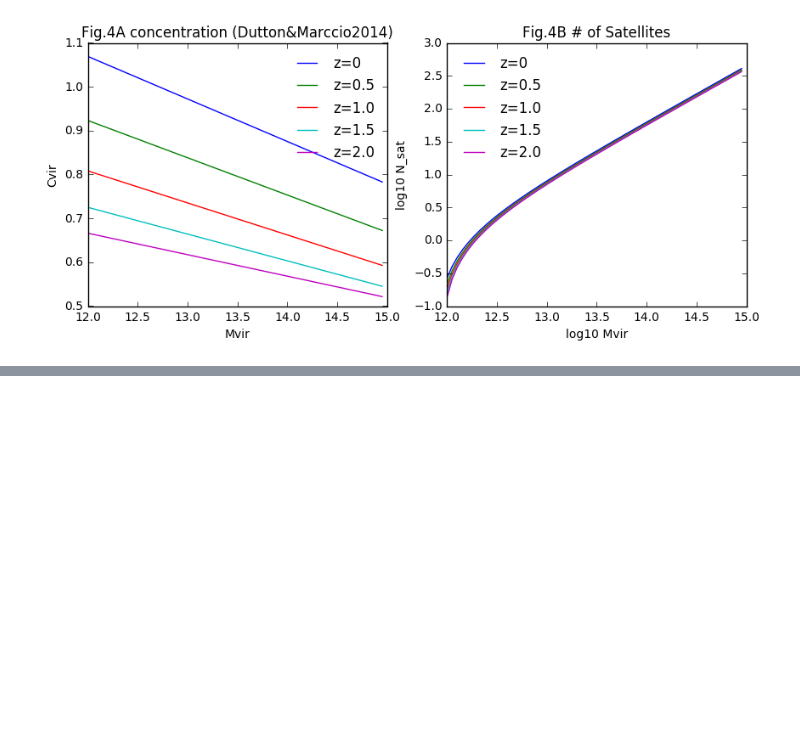
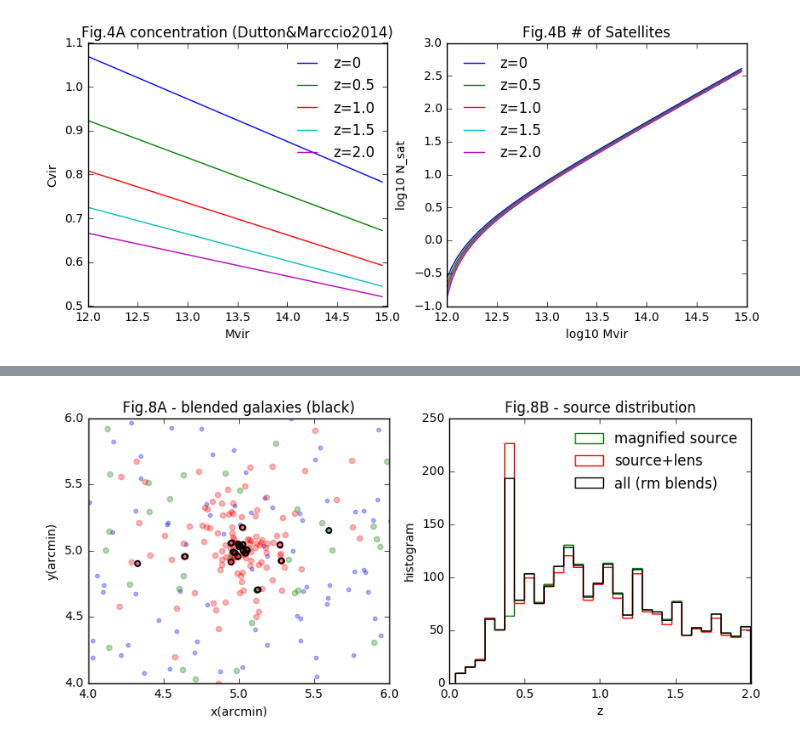
Before and after one commit to liuxx479/peak-bias, a Jupyter notebook: plots.ipynb, the cells around one changed output, grey strips where cells are left out. Drawn from its saved outputs; the diff is of its cells as text; code cells hidden in the pictures; blank space fills up the shorter version.

Commit message:
add blending to notebook

```diff
--- a/plots.ipynb
+++ b/plots.ipynb
@@ -260,0 +264,43 @@ show()
+# %%
+########################################
+######## add blending  #################
+########################################
+rblend = 0.6/60.0 #6 arcsec
+
+xy = concatenate([[xlens+side/2, ylens+side/2],
+                        [x_source_arr, y_source_arr],
+                        [x_source_new+side/2, y_source_new+side/2]],axis=1).T
+#print xy
+
+from scipy.spatial import cKDTree
+kdt = cKDTree(xy)
+Nblend_all = kdt.query_ball_point(xy, rblend)
+Nblend = array([len(iNblend)>1 for iNblend in Nblend_all]).astype(int)
+x_blend, y_blend = xy[Nblend==1].T
+z_blend = concatenate([ones(N_lens)*z_lens, z_source_arr, z_source_new])[Nblend==0]
+# %%
+figure(figsize=(10,4))
+subplot(121)
+scatter(x_source_arr, y_source_arr, s=10, edgecolor='b',c='b',alpha=0.3)#,facecolors='none')
+scatter(xlens+side/2, ylens+side/2, s=20, edgecolor='r',c='r',alpha=0.3)#,facecolors='none')
+scatter(x_source_new+side/2, y_source_new+side/2, s=20, edgecolor='g',c='g',alpha=0.3)#,facecolors='none')
+scatter(x_blend, y_blend,s=20, edgecolor='k',facecolors='none')
+xlabel('x(arcmin)')
+ylabel('y(arcmin)')
+title('Fig.8A - blended galaxies (black)')
+dx = 0.4
+xlim(side*dx,side*(1-dx))
+ylim(side*dx,side*(1-dx))
+subplot(122)
+hist(concatenate([z_source_arr, z_source_new]), bins=30, color='g',histtype='step', label='magnified source')
+hist(concatenate([z_source_arr, ones(N_lens)*z_lens]), bins=30, color='r',histtype='step', label='source+lens')
+#hist(z_source_arr, bins=30, histtype='step',color='b', label='source')
+hist(z_blend, bins=30, histtype='step',color='k', label='all (rm blends)')
+
+legend(frameon=0,loc=0)
+xlabel('z')
+ylabel('histogram')
+title('Fig.8B - source distribution')
+show()
+# %% [output]
+[figure, added]
```
Also changed, not shown: parts of 8 cells of this notebook.
